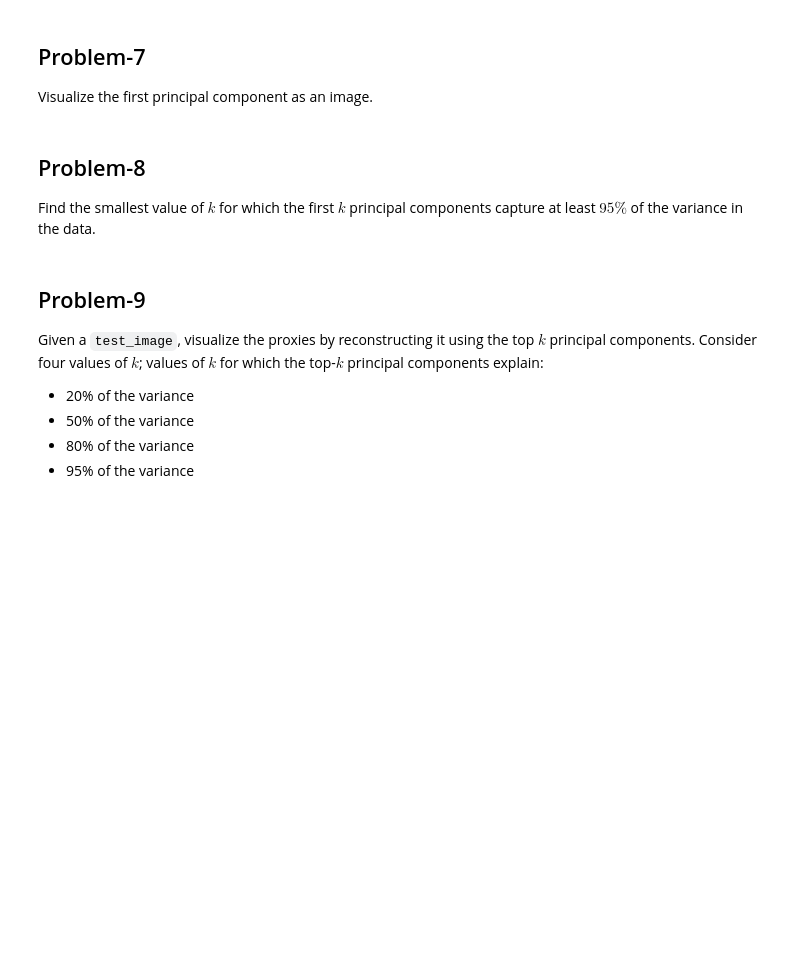
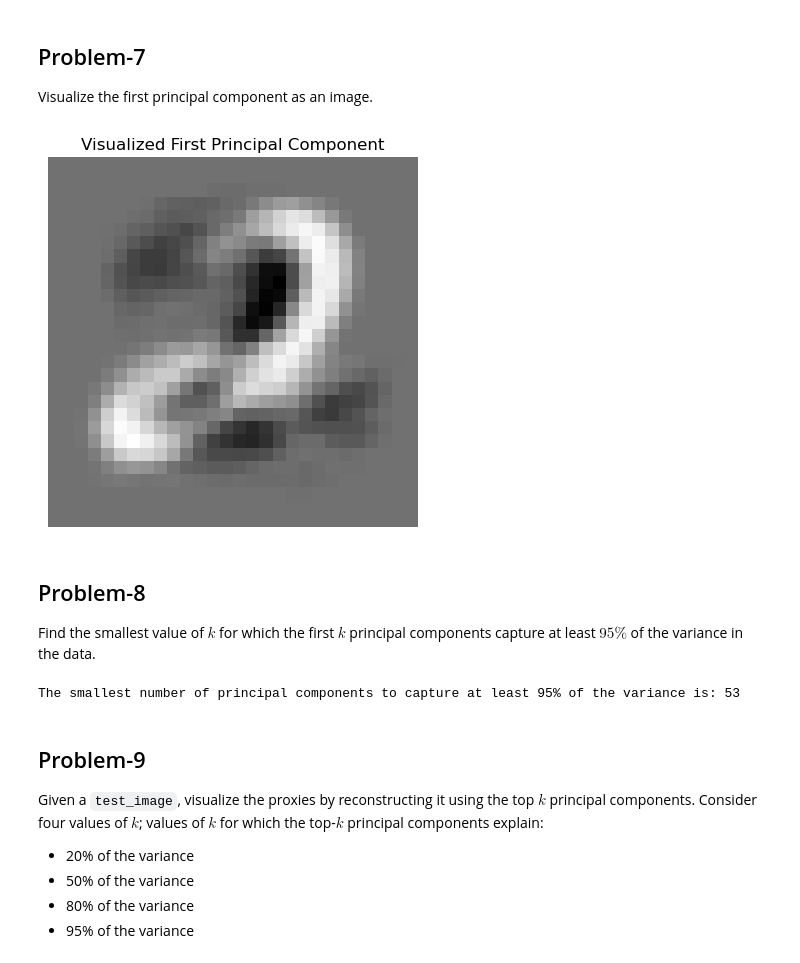
Before and after one commit to kavishbhardwaj/Machine_Learning_Maths, a Jupyter notebook: Week_1_Programming_assignment.ipynb, the cells around one changed output. Drawn from its saved outputs; the diff is of its cells as text; code cells hidden in the pictures; blank space fills up the shorter version.

```diff
--- a/Week_1_Programming_assignment.ipynb
+++ b/Week_1_Programming_assignment.ipynb
@@ -59,0 +76,19 @@ $$
+# %%
+import numpy as np
+
+# Assuming X is already defined as your dataset of 100 samples
+# Each sample is a vector of 784 features
+
+# Step 1: Center the dataset around its mean
+X_prime = X - X.mean(axis=0)
+
+# Step 2: Calculate the sum of squares of the elements in X'
+sum_of_squares = np.sum(X_prime**2)
+
+# Step 3: Normalize the result
+n = X_prime.shape[0]  # number of samples
+d = X_prime.shape[1]  # number of features
+normalized_result = (1 / (n * d)) * np.sqrt(sum_of_squares)
+
+# Print the result rounded to two decimal places
+print("Normalized sum of squares:", round(normalized_result, 2))
@@ -99,3 +260,32 @@ Visualize the first principal component as an image.
+# %%
+import numpy as np
+import matplotlib.pyplot as plt
+
+# Assuming X_prime is your centered data
+
+# Compute the covariance matrix
+C = np.cov(X_prime, rowvar=False)
+
+# Compute eigenvalues and eigenvectors
+eigenvalues, eigenvectors = np.linalg.eigh(C)
+
+# Sort eigenvectors by descending eigenvalues
+sorted_indices = np.argsort(eigenvalues)[::-1]
+sorted_eigenvectors = eigenvectors[:, sorted_indices]
+
+# Extract the first principal component
+first_pc = sorted_eigenvectors[:, 0]
+
+# Reshape this vector into a 28x28 matrix
+first_pc_image = first_pc.reshape(28, 28)
+
+# Plotting the first principal component as an image
+plt.imshow(first_pc_image, cmap='gray')
+plt.title('Visualized First Principal Component')
+plt.axis('off')  # Hide the axis to focus on the image
+plt.show()
+# %% [output]
+[figure, added]
 # %% [markdown]
 ## Problem-8
 
@@ -105,3 +293,27 @@ Find the smallest value of $k$ for which the first $k$ principal components capt
+# %%
+import numpy as np
+
+# Assuming X_prime is your centered data
+
+# Compute the covariance matrix
+C = np.cov(X_prime, rowvar=False)
+
+# Compute eigenvalues (and optionally eigenvectors)
+eigenvalues, _ = np.linalg.eigh(C)
+
+# Sort eigenvalues in descending order
+sorted_eigenvalues = np.sort(eigenvalues)[::-1]
+
+# Calculate the total variance (sum of all eigenvalues)
+total_variance = np.sum(sorted_eigenvalues)
+
+# Determine the smallest number of principal components that explain at least 95% of the variance
+cumulative_variance = np.cumsum(sorted_eigenvalues)
+k = np.argmax(cumulative_variance >= 0.95 * total_variance) + 1  # +1 because indices start at 0
+
+print("The smallest number of principal components to capture at least 95% of the variance is:", k)
+# %% [output]
+The smallest number of principal components to capture at least 95% of the variance is: 53
 # %% [markdown]
 ## Problem-9
 
```
Also changed, not shown: parts of 19 cells of this notebook, 1 other file.
